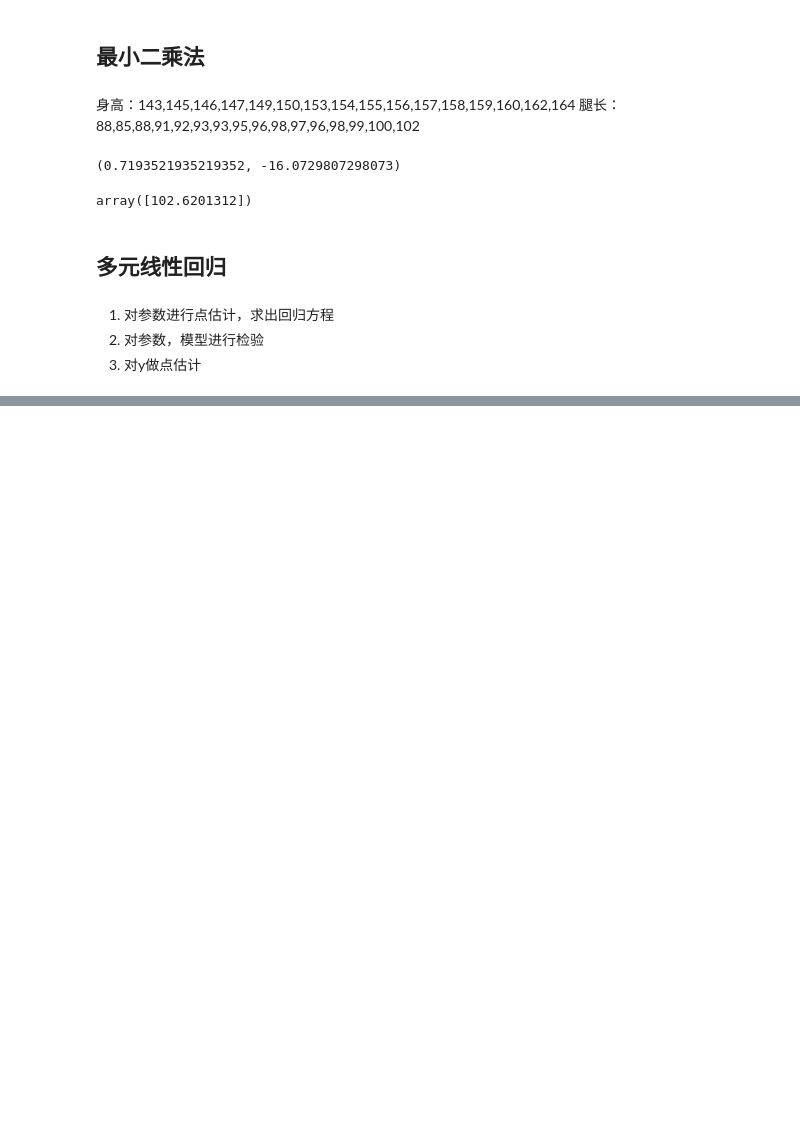
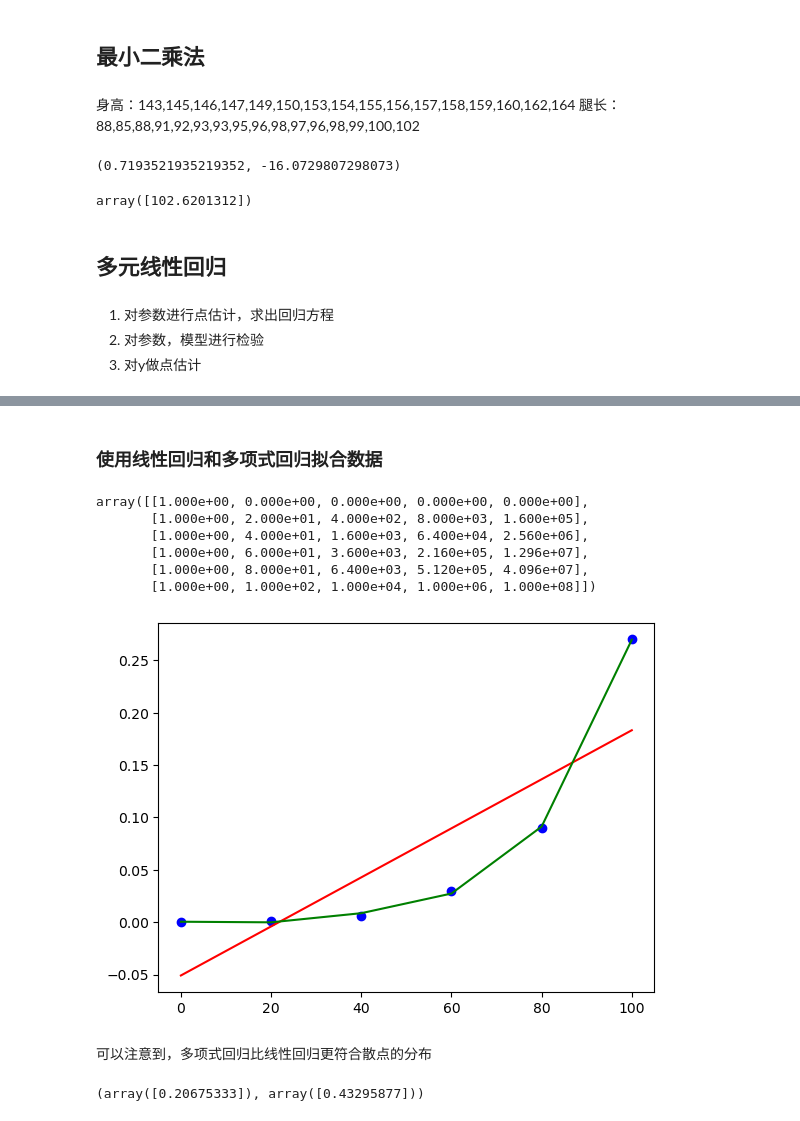
Before and after one commit to Diomedes-Jiang/MathematicalModeling, a Jupyter notebook: RegressionAnalysis.ipynb, the cells around one changed output, grey strips where cells are left out. Cells and saved outputs as stored; diff of their text form; code cells hidden in the pictures; blank space fills up the shorter version.

```diff
--- a/RegressionAnalysis.ipynb
+++ b/RegressionAnalysis.ipynb
@@ -48,0 +63,7 @@ array([1.75])
+# %%
+import matplotlib.pyplot as plt
+import pandas as pd
+
+# 读取数据集
+datas=pd.read_csv('data.csv')
+datas
@@ -48,0 +78,4 @@ array([1.75])
+# %%
+X=datas.iloc[:,1:2].values # 该方法返回的是第一列，并且为列向量
+Y=datas.iloc[:,2].values # 该方法返回第二列，但是结果为标量（一维数组）
+X,Y
@@ -48,0 +90,40 @@ array([1.75])
+# %% [markdown]
+### 使用线性回归和多项式回归拟合数据
+# %%
+from sklearn.linear_model import LinearRegression
+from sklearn.preprocessing import PolynomialFeatures
+
+# LinearRegression
+lin=LinearRegression()
+lin.fit(X,Y)
+
+# PolynomialRegression
+poly=PolynomialFeatures(degree= 4) #最高次数为4
+X_poly=poly.fit_transform(X)
+poly.fit(X_poly,Y)
+lin2=LinearRegression()
+lin2.fit(X_poly,Y)
+X_poly
+# %% [output]
+array([[1.000e+00, 0.000e+00, 0.000e+00, 0.000e+00, 0.000e+00],
+       [1.000e+00, 2.000e+01, 4.000e+02, 8.000e+03, 1.600e+05],
+       [1.000e+00, 4.000e+01, 1.600e+03, 6.400e+04, 2.560e+06],
+       [1.000e+00, 6.000e+01, 3.600e+03, 2.160e+05, 1.296e+07],
+       [1.000e+00, 8.000e+01, 6.400e+03, 5.120e+05, 4.096e+07],
+       [1.000e+00, 1.000e+02, 1.000e+04, 1.000e+06, 1.000e+08]])
+# %%
+plt.scatter(X,Y,color='blue')
+plt.plot(X,lin.predict(X),color='red')
+plt.plot(X,lin2.predict(poly.fit_transform(X)),color='green')
+
+plt.show()
+# %% [output]
+[figure, added]
+# %% [markdown]
+可以注意到，多项式回归比线性回归更符合散点的分布
+# %%
+pred_1=lin.predict([[110]])
+pred_2=lin2.predict(poly.fit_transform([[110]]))
+pred_1,pred_2
+# %% [output]
+(array([0.20675333]), array([0.43295877]))
```
Also changed, not shown: parts of 6 cells of this notebook, 4 other files.
